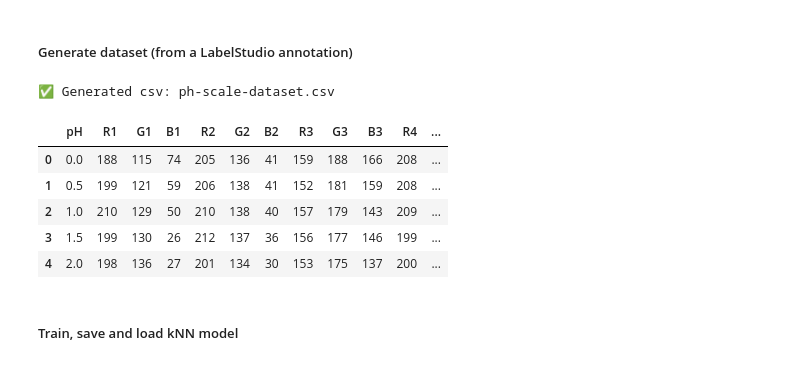
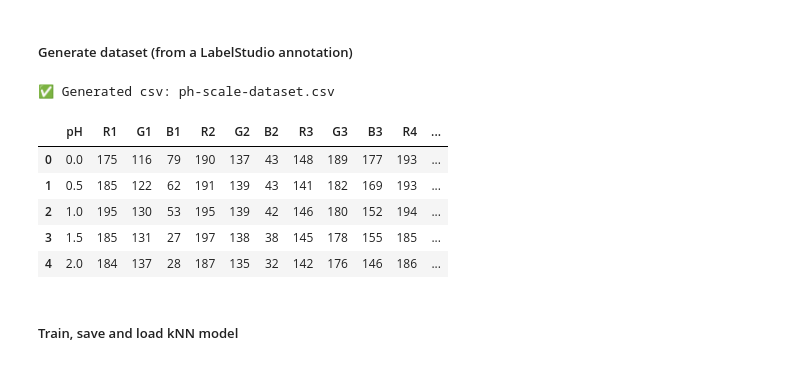
Before and after one commit to phia-organization/phia-notebooks, a Jupyter notebook: phia.ipynb, the cells around one changed output. Saved outputs shown, nothing was run; the diff lists cells and outputs as text; code cells hidden in the pictures.

Commit message:
scale fix

```diff
--- a/phia.ipynb
+++ b/phia.ipynb
@@ -77,39 +77,39 @@ for result in annotations[0]['annotations'][0]['result']:
     x = int(x_pct / 100 * img_width)
     y = int(y_pct / 100 * img_height)
 
-    r, g, b = image_rgb[y, x]
+    r, g, b = scale[y, x]
     points_by_label[label].append((r, g, b))
 
 num_points = 30
 assert all(len(points_by_label[q]) == num_points for q in ["Q1", "Q2", "Q3", "Q4"])
 
 ph_values = [i * 0.5 for i in range(num_points)]
 data = []
 
 for i, ph in enumerate(ph_values):
     row = [ph]
     for q in ["Q1", "Q2", "Q3", "Q4"]:
         r, g, b = points_by_label[q][i]
         row.extend([r, g, b])
     data.append(row)
 
 columns = ["pH"]
 for i in range(1, 5):
     columns += [f"R{i}", f"G{i}", f"B{i}"]
 
 df = pd.DataFrame(data, columns=columns)
 
 df.to_csv("artifacts/ph-scale-dataset.csv", index=False)
 print("✅ Generated csv: ph-scale-dataset.csv")
 df.head()
 # %% [output]
 ✅ Generated csv: ph-scale-dataset.csv
 |  | pH | R1 | G1 | B1 | R2 | G2 | B2 | R3 | G3 | B3 | R4 | ... |
-| 0 | 0.0 | 188 | 115 | 74 | 205 | 136 | 41 | 159 | 188 | 166 | 208 | ... |
-| 1 | 0.5 | 199 | 121 | 59 | 206 | 138 | 41 | 152 | 181 | 159 | 208 | ... |
-| 2 | 1.0 | 210 | 129 | 50 | 210 | 138 | 40 | 157 | 179 | 143 | 209 | ... |
-| 3 | 1.5 | 199 | 130 | 26 | 212 | 137 | 36 | 156 | 177 | 146 | 199 | ... |
-| 4 | 2.0 | 198 | 136 | 27 | 201 | 134 | 30 | 153 | 175 | 137 | 200 | ... |
+| 0 | 0.0 | 175 | 116 | 79 | 190 | 137 | 43 | 148 | 189 | 177 | 193 | ... |
+| 1 | 0.5 | 185 | 122 | 62 | 191 | 139 | 43 | 141 | 182 | 169 | 193 | ... |
+| 2 | 1.0 | 195 | 130 | 53 | 195 | 139 | 42 | 146 | 180 | 152 | 194 | ... |
+| 3 | 1.5 | 185 | 131 | 27 | 197 | 138 | 38 | 145 | 178 | 155 | 185 | ... |
+| 4 | 2.0 | 184 | 137 | 28 | 187 | 135 | 32 | 142 | 176 | 146 | 186 | ... |
 # %% [markdown]
 ##### Train, save and load kNN model
 # %%
```
Also changed, not shown: parts of 2 cells of this notebook, 1 other file.
